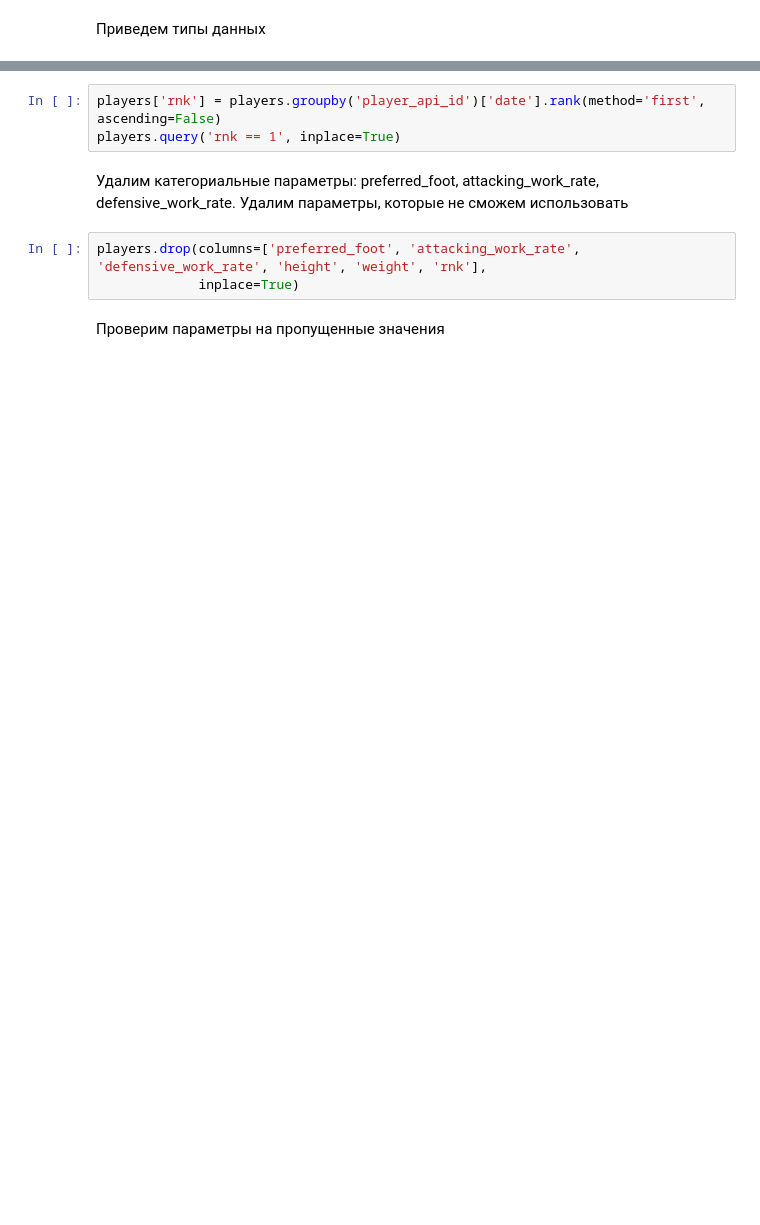
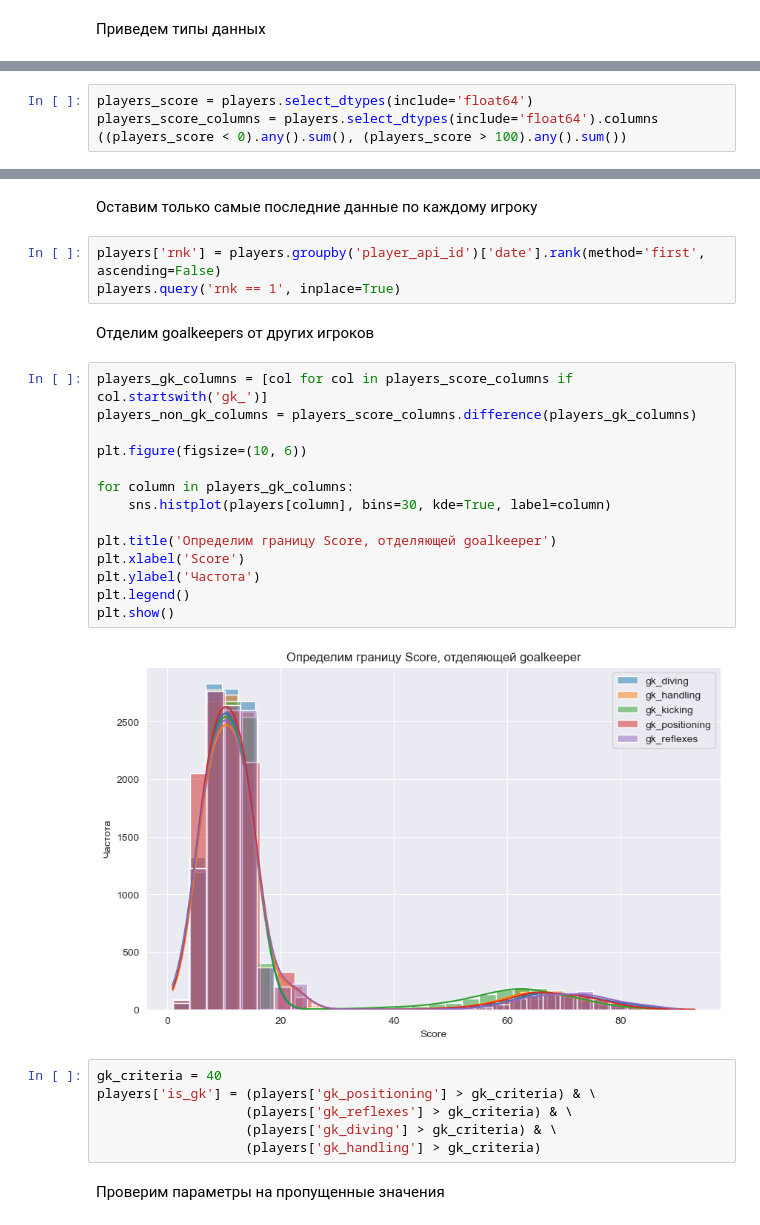
Before and after one commit to dplus-t/Changellenge_Final_Project, a Jupyter notebook: 2_Step.ipynb, the cells around one changed output, grey strips where cells are left out. Cells and saved outputs as stored; diff of their text form; blank space fills up the shorter version.

```diff
--- a/2_Step.ipynb
+++ b/2_Step.ipynb
@@ -51,0 +54,4 @@ players['birthday'] = players['birthday'].astype('datetime64[ns]')
+# %%
+players_score = players.select_dtypes(include='float64')
+players_score_columns = players.select_dtypes(include='float64').columns
+((players_score < 0).any().sum(), (players_score > 100).any().sum())
@@ -52,12 +62,32 @@ players['birthday'] = players['birthday'].astype('datetime64[ns]')
+# %% [markdown]
+Оставим только самые последние данные по каждому игроку
 # %%
 players['rnk'] = players.groupby('player_api_id')['date'].rank(method='first', ascending=False)
 players.query('rnk == 1', inplace=True)
-# %% [markdown]
-Удалим категориальные параметры: preferred_foot, attacking_work_rate, defensive_work_rate.
-Удалим параметры, которые не сможем использовать
-# %%
-players.drop(columns=['preferred_foot', 'attacking_work_rate', 'defensive_work_rate', 'height', 'weight', 'rnk'],
-             inplace=True)
+# %% [markdown]
+Отделим goalkeepers от других игроков
+# %%
+players_gk_columns = [col for col in players_score_columns if col.startswith('gk_')]
+players_non_gk_columns = players_score_columns.difference(players_gk_columns)
+
+plt.figure(figsize=(10, 6))
+
+for column in players_gk_columns:
+    sns.histplot(players[column], bins=30, kde=True, label=column)
+
+plt.title('Определим границу Score, отделяющей goalkeeper')
+plt.xlabel('Score')
+plt.ylabel('Частота')
+plt.legend()
+plt.show()
+# %% [output]
+[figure, added]
+# %%
+gk_criteria = 40
+players['is_gk'] = (players['gk_positioning'] > gk_criteria) & \
+                   (players['gk_reflexes'] > gk_criteria) & \
+                   (players['gk_diving'] > gk_criteria) & \
+                   (players['gk_handling'] > gk_criteria)
 # %% [markdown]
 Проверим параметры на пропущенные значения
 # %%
```
Also changed, not shown: parts of 22 cells of this notebook, 1 other file.
